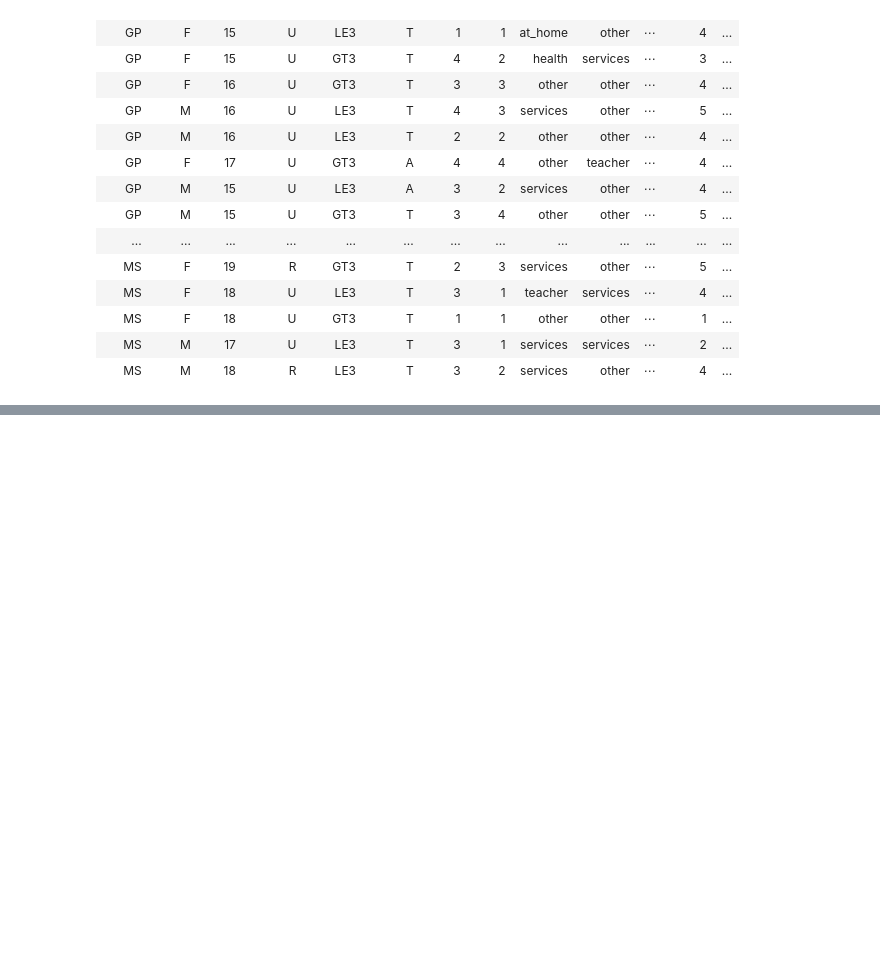
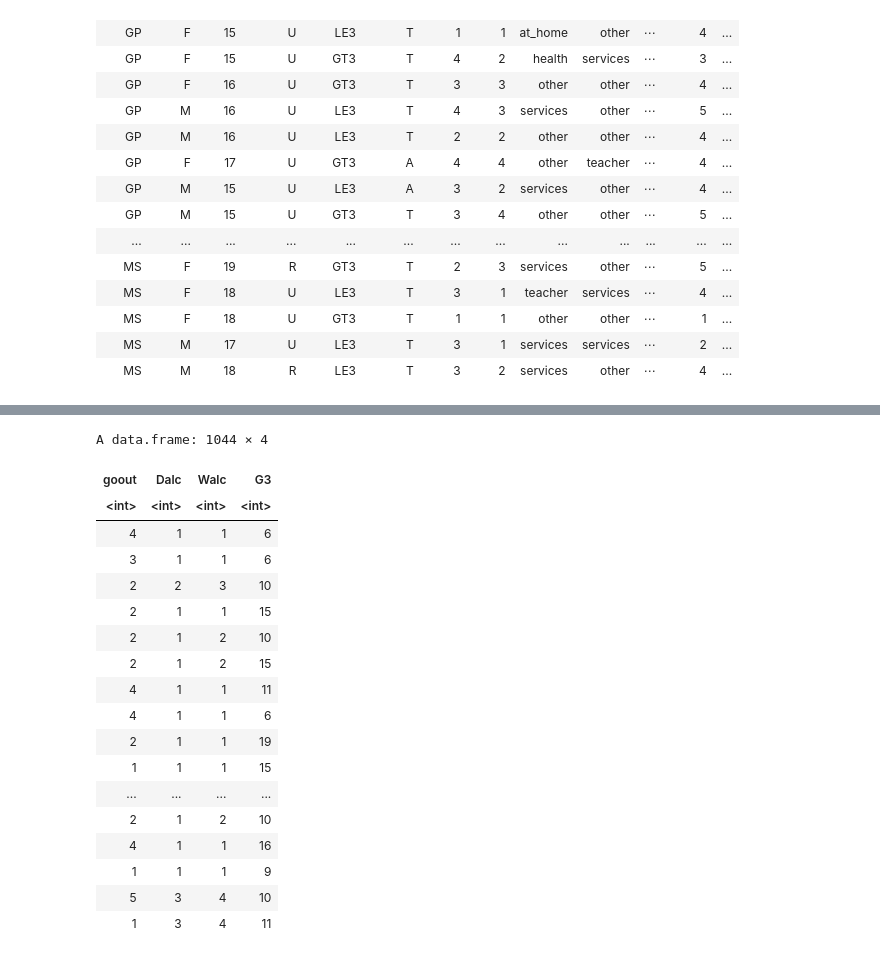
Before and after one commit to eto168/DSCI100_team24_project_proposal, a Jupyter notebook: Test.ipynb, the cells around one changed output, grey strips where cells are left out. Saved outputs shown, nothing was run; the diff lists cells and outputs as text; code cells hidden in the pictures; blank space fills up the shorter version.

Commit message:
combined and filtered data set

```diff
--- a/Test.ipynb
+++ b/Test.ipynb
@@ -95,0 +101,25 @@ A data.frame: 649 × 33
+# %%
+total_set <- rbind(student_mat, student_por)
+filtered_set <- total_set %>%
+                select(goout, Dalc, Walc, G3)
+filtered_set
+# %% [output]
+A data.frame: 1044 × 4
+| goout | Dalc | Walc | G3 |
+| <int> | <int> | <int> | <int> |
+| 4 | 1 | 1 | 6 |
+| 3 | 1 | 1 | 6 |
+| 2 | 2 | 3 | 10 |
+| 2 | 1 | 1 | 15 |
+| 2 | 1 | 2 | 10 |
+| 2 | 1 | 2 | 15 |
+| 4 | 1 | 1 | 11 |
+| 4 | 1 | 1 | 6 |
+| 2 | 1 | 1 | 19 |
+| 1 | 1 | 1 | 15 |
+| ... | ... | ... | ... |
+| 2 | 1 | 2 | 10 |
+| 4 | 1 | 1 | 16 |
+| 1 | 1 | 1 | 9 |
+| 5 | 3 | 4 | 10 |
+| 1 | 3 | 4 | 11 |
```
Also changed, not shown: parts of 2 cells of this notebook.
